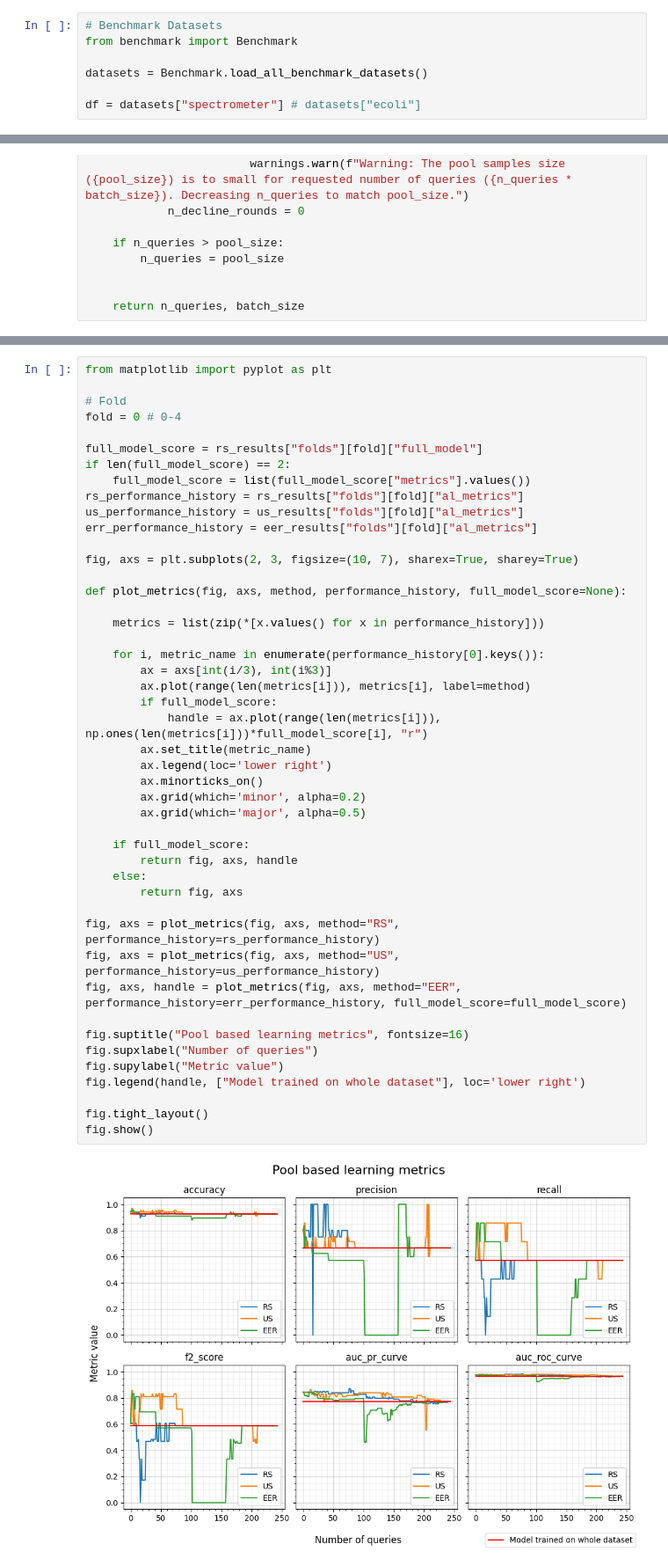
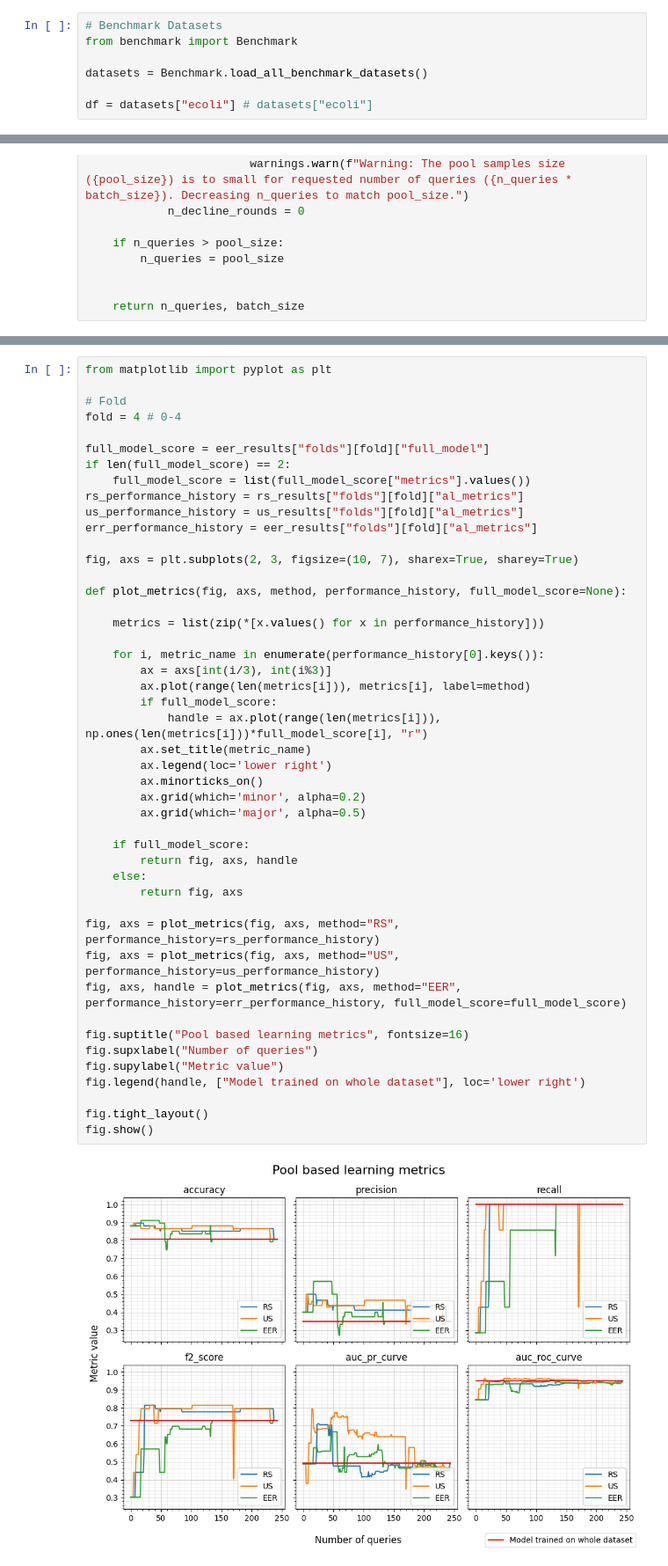
Before and after one commit to Wojtek-Rokicki/active-learning-analysis, a Jupyter notebook: code/test_env_al_methods_cv_comp.ipynb, the cells around one changed output, grey strips where cells are left out. Shown at 88% size. Saved outputs shown, nothing was run; the diff lists cells and outputs as text.

```diff
--- a/code/test_env_al_methods_cv_comp.ipynb
+++ b/code/test_env_al_methods_cv_comp.ipynb
@@ -4,4 +4,4 @@ from benchmark import Benchmark
 
 datasets = Benchmark.load_all_benchmark_datasets()
 
-df = datasets["spectrometer"] # datasets["ecoli"]
+df = datasets["ecoli"] # datasets["ecoli"]
@@ -610,9 +660,9 @@ al_final_model
 from matplotlib import pyplot as plt
 
 # Fold
-fold = 0 # 0-4
+fold = 4 # 0-4
 
-full_model_score = rs_results["folds"][fold]["full_model"]
+full_model_score = eer_results["folds"][fold]["full_model"]
 if len(full_model_score) == 2:
     full_model_score = list(full_model_score["metrics"].values())
 rs_performance_history = rs_results["folds"][fold]["al_metrics"]
@@ -626,31 +676,31 @@ def plot_metrics(fig, axs, method, performance_history, full_model_score=None):
     metrics = list(zip(*[x.values() for x in performance_history]))
 
     for i, metric_name in enumerate(performance_history[0].keys()):
         ax = axs[int(i/3), int(i%3)]
         ax.plot(range(len(metrics[i])), metrics[i], label=method)
         if full_model_score:
             handle = ax.plot(range(len(metrics[i])), np.ones(len(metrics[i]))*full_model_score[i], "r")
         ax.set_title(metric_name)
         ax.legend(loc='lower right')
         ax.minorticks_on()
         ax.grid(which='minor', alpha=0.2)
         ax.grid(which='major', alpha=0.5)
 
     if full_model_score:
         return fig, axs, handle
     else:
         return fig, axs
 
 fig, axs = plot_metrics(fig, axs, method="RS", performance_history=rs_performance_history)
 fig, axs = plot_metrics(fig, axs, method="US", performance_history=us_performance_history)
 fig, axs, handle = plot_metrics(fig, axs, method="EER", performance_history=err_performance_history, full_model_score=full_model_score)
 
 fig.suptitle("Pool based learning metrics", fontsize=16)
 fig.supxlabel("Number of queries")
 fig.supylabel("Metric value")
 fig.legend(handle, ["Model trained on whole dataset"], loc='lower right')
 
 fig.tight_layout()
 fig.show()
 # %% [output]
-[figure, old version]
+[figure, new version]
```
Also changed, not shown: parts of 8 cells of this notebook, 5 other files.
